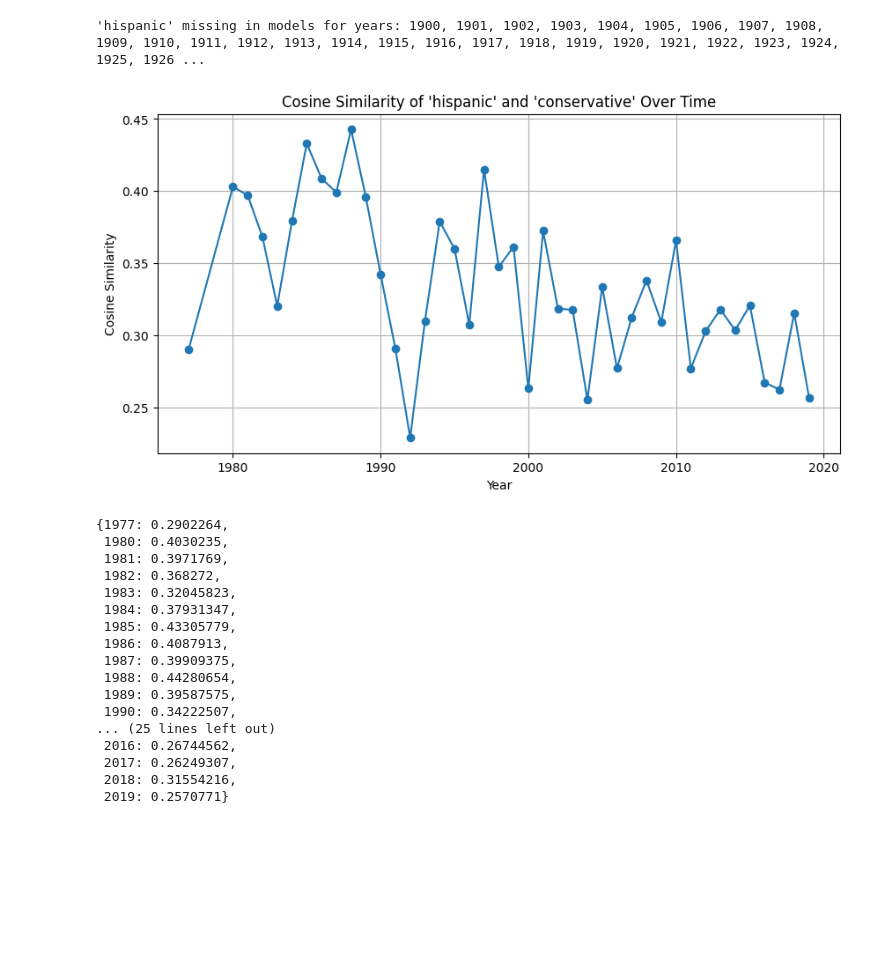
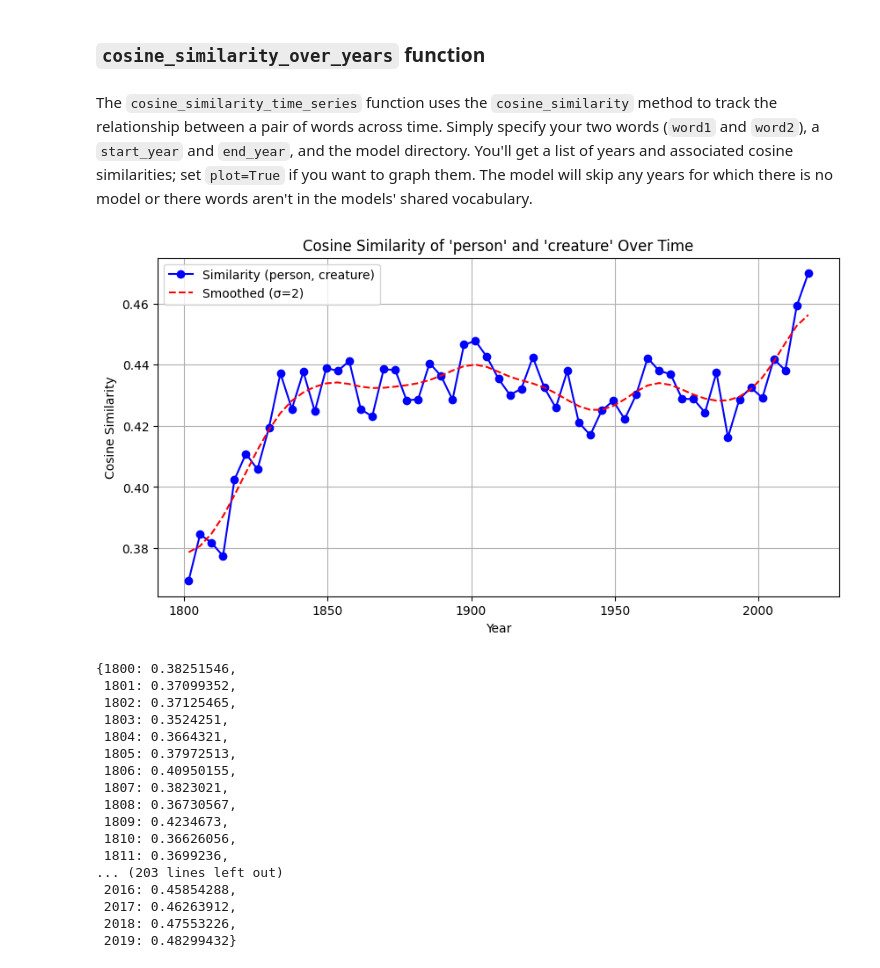
Before and after one commit to eric-d-knowles/hist_w2v, a Jupyter notebook: notebooks/workflow_analyze_change.ipynb, the cells around one changed output. Saved outputs shown, nothing was run; the diff lists cells and outputs as text; code cells hidden in the pictures; blank space fills up the shorter version.

```diff
--- a/notebooks/workflow_analyze_change.ipynb
+++ b/notebooks/workflow_analyze_change.ipynb
@@ -47,29 +149,34 @@ Cosine similarity between 'reagan' and 'socialism': 0.2998
+# %% [markdown]
+### `cosine_similarity_over_years` function
+# %% [markdown]
+The `cosine_similarity_time_series` function uses the `cosine_similarity` method to track the relationship between a pair of words across time. Simply specify your two words (`word1` and `word2`), a `start_year` and `end_year`, and the model directory. You'll get a list of years and associated cosine similarities; set `plot=True` if you want to graph them. The model will skip any years for which there is no model or there words aren't in the models' shared vocabulary.
 # %%
 cosine_similarity_over_years(
-    word1="hispanic",
-    word2="conservative",
-    start_year=1900,
+    word1='person',
+    word2='creature',
+    start_year=1800,
     end_year=2019,
-    model_dir="/vast/edk202/NLP_corpora/Google_Books/20200217/eng-fiction/5gram_files/6corpus/yearly_files/models_final/norm_and_align/",
-    plot=True
+    model_dir=f'{model_path}',
+    plot=4,
+    smooth=True,
+    sigma=2
 )
 # %% [output]
+[figure, new version]
-'hispanic' missing in models for years: 1900, 1901, 1902, 1903, 1904, 1905, 1906, 1907, 1908, 1909, 1910, 1911, 1912, 1913, 1914, 1915, 1916, 1917, 1918, 1919, 1920, 1921, 1922, 1923, 1924, 1925, 1926 ...
+{1800: 0.38251546,
+ 1801: 0.37099352,
+ 1802: 0.37125465,
+ 1803: 0.3524251,
+ 1804: 0.3664321,
+ 1805: 0.37972513,
+ 1806: 0.40950155,
+ 1807: 0.3823021,
+ 1808: 0.36730567,
+ 1809: 0.4234673,
+ 1810: 0.36626056,
+ 1811: 0.3699236,
+... (203 lines left out)
+ 2016: 0.45854288,
+ 2017: 0.46263912,
+ 2018: 0.47553226,
+ 2019: 0.48299432}
-[figure, old version]
-{1977: 0.2902264,
- 1980: 0.4030235,
- 1981: 0.3971769,
- 1982: 0.368272,
- 1983: 0.32045823,
- 1984: 0.37931347,
- 1985: 0.43305779,
- 1986: 0.4087913,
- 1987: 0.39909375,
- 1988: 0.44280654,
- 1989: 0.39587575,
- 1990: 0.34222507,
-... (25 lines left out)
- 2016: 0.26744562,
- 2017: 0.26249307,
- 2018: 0.31554216,
- 2019: 0.2570771}
```
Also changed, not shown: parts of 21 cells of this notebook, 10 other files.
